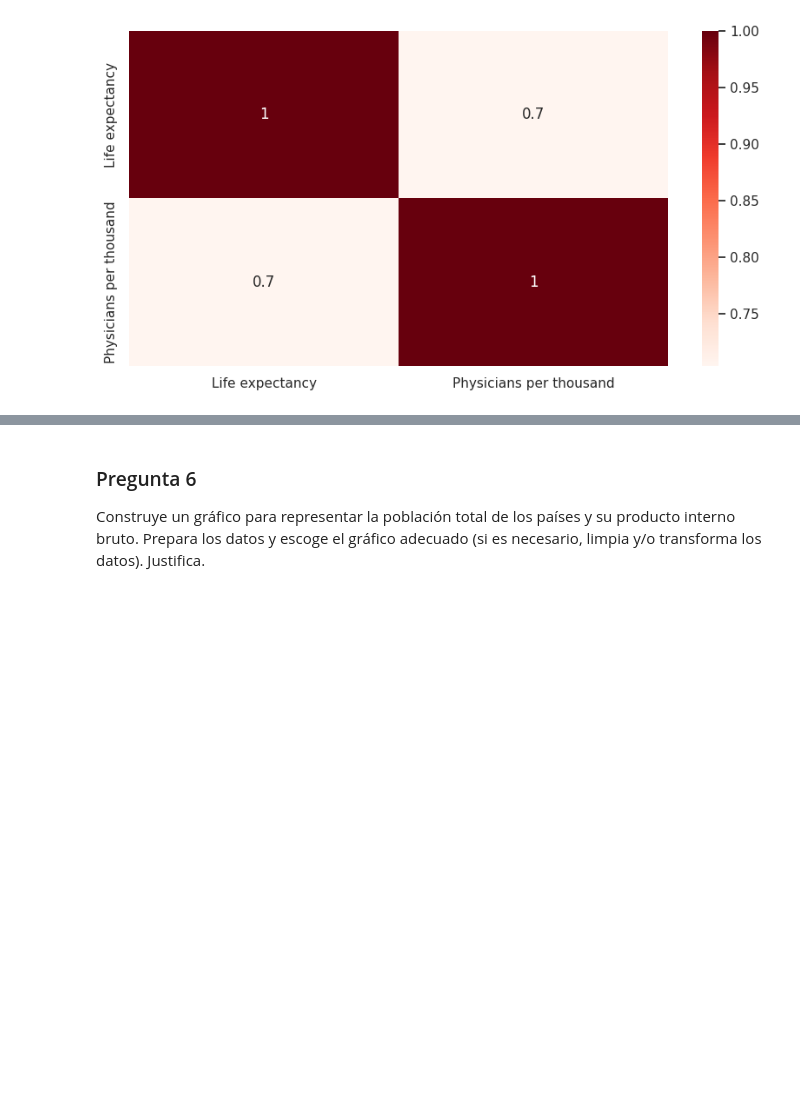
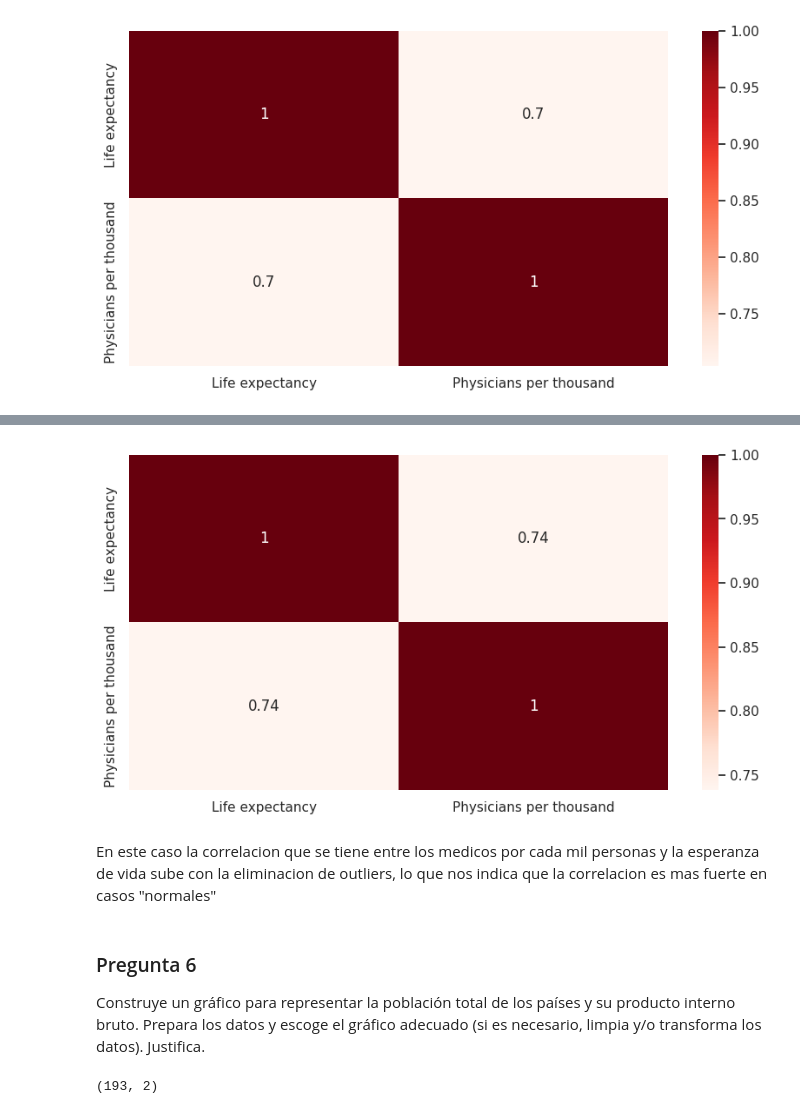
Before and after one commit to realvarez/courses-data-scientist, a Jupyter notebook: AnalisisEstadisticoPython/Desafio4.ipynb, the cells around one changed output, grey strips where cells are left out. Drawn from its saved outputs; the diff is of its cells as text; code cells hidden in the pictures; blank space fills up the shorter version.

```diff
--- a/AnalisisEstadisticoPython/Desafio4.ipynb
+++ b/AnalisisEstadisticoPython/Desafio4.ipynb
@@ -280,5 +279,17 @@ KeyError: 'Life expectancy'
+# %%
+sns.heatmap(df_med_esp.corr(), annot=True, cmap='Reds')
+plt.show()
+# %% [output]
+[figure, added]
+# %% [markdown]
+En este caso la correlacion que se tiene entre los medicos por cada mil personas y la esperanza de vida sube con la eliminacion de outliers, lo que nos indica que la correlacion es mas fuerte en casos "normales"
 # %% [markdown]
 ### Pregunta 6
 Construye un gráfico para representar la población total de los países y su producto
 interno bruto. Prepara los datos y escoge el gráfico adecuado (si es necesario, limpia
 y/o transforma los datos). Justifica.
+# %%
+df_popul_gdp = df[['Population', 'GDP']].dropna()
+df_popul_gdp.shape
+# %% [output]
+(193, 2)
```
Also changed, not shown: parts of 15 cells of this notebook.
